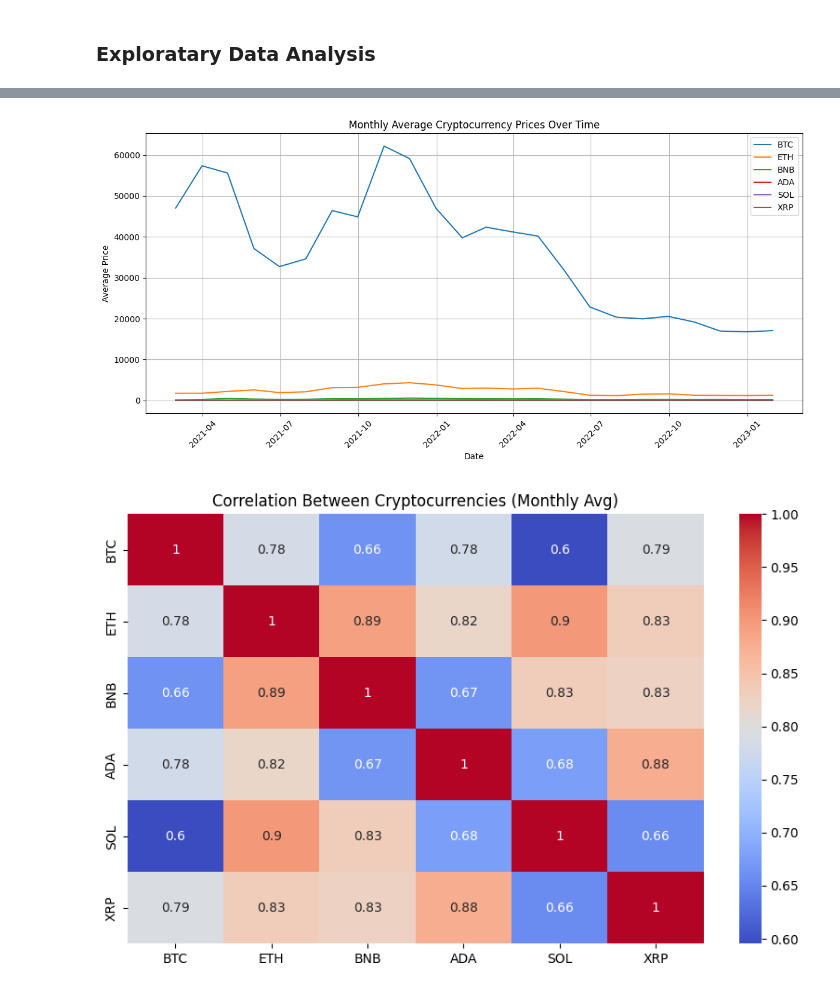
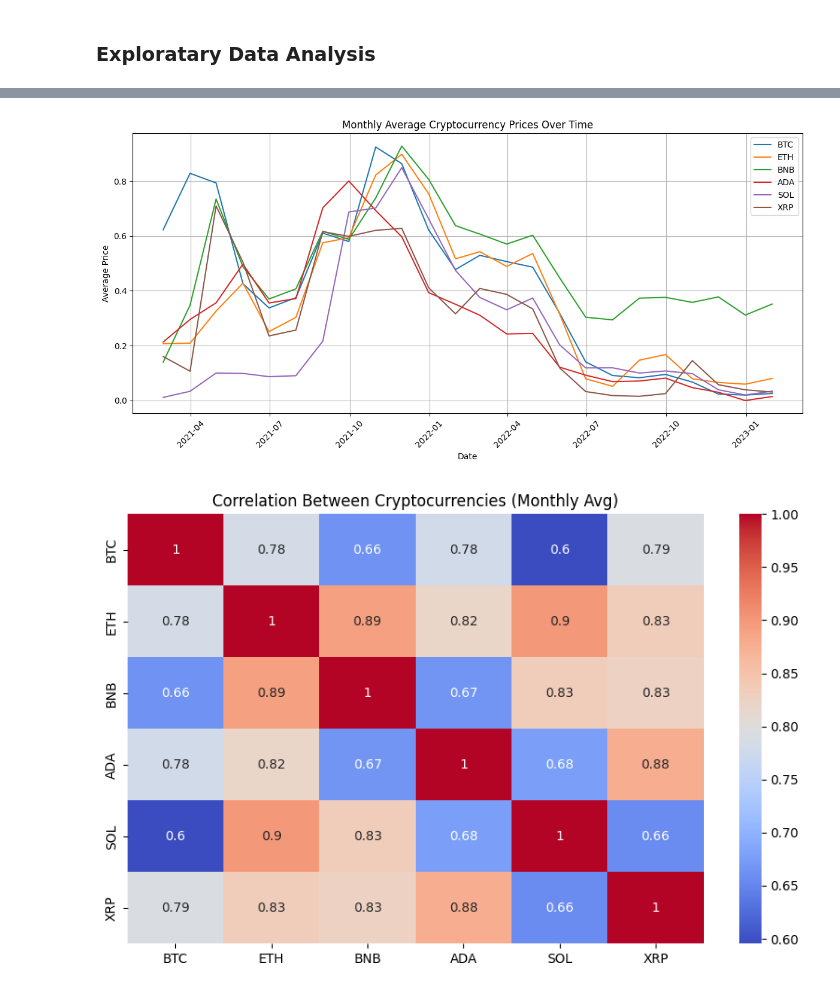
Before and after one commit to Fizryfu/Capstone, a Jupyter notebook: Capstone Project/Capstone_Project.ipynb, the cells around one changed output, grey strips where cells are left out. Drawn from its saved outputs; the diff is of its cells as text; code cells hidden in the pictures.

```diff
--- a/Capstone Project/Capstone_Project.ipynb
+++ b/Capstone Project/Capstone_Project.ipynb
@@ -327,8 +347,16 @@ ml_df.head()
 | 3 | 2022-03-16 | 0.738551 | 41143.929688 | 39616916192 | 2772.055664 | 17915109769 | 385.528229 | 1788844135 | 0.838374 | ... |
 | 4 | 2021-07-18 | 0.543159 | 31796.810547 | 18787986667 | 1895.552124 | 13791868728 | 302.480499 | 1254819647 | 1.183698 | ... |
 # %%
-crypto_columns = ['BTC', 'ETH', 'BNB', 'ADA', 'SOL', 'XRP']
-ml_df[crypto_columns] = ml_df[crypto_columns] / ml_df[crypto_columns].iloc[0]
+crypto_columns = crypto_columns = [
+    'BTC', 'BTC_volume',
+    'ETH', 'ETH_volume',
+    'BNB', 'BNB_volume',
+    'ADA', 'ADA_volume',
+    'SOL', 'SOL_volume',
+    'XRP', 'XRP_volume'
+]
+scaler = MinMaxScaler()
+ml_df[crypto_columns] = scaler.fit_transform(ml_df[crypto_columns])
 # %% [markdown]
 ### Exploratary Data Analysis
 # %%
@@ -357,6 +385,7 @@ memory usage: 26.8+ MB
 np.int64(23564)
 # %%
 ml_df['date_clean'] = pd.to_datetime(ml_df['date_clean'])
+ml_df = ml_df.sort_values('date_clean')
 # %%
 ml_df.head()
 # %% [output]
@@ -370,21 +398,25 @@ ml_df.head()
 # %%
 # Aggregate by month (mean)
+# Set date as index for resampling
+ml_df_indexed = ml_df.set_index('date_clean')
+
+# Aggregate by month (mean)
 crypto_columns = ['BTC', 'ETH', 'BNB', 'ADA', 'SOL', 'XRP']
-monthly_avg = ml_df[crypto_columns].resample('M').mean().reset_index()
+monthly_avg = ml_df_indexed[crypto_columns].resample('M').mean()
 
 # Plot
 plt.figure(figsize=(12, 6))
 for coin in crypto_columns:
-    plt.plot(monthly_avg['date_clean'], monthly_avg[coin], label=coin)
+    plt.plot(monthly_avg.index, monthly_avg[coin], label=coin)
 
 plt.legend()
 plt.title('Monthly Average Cryptocurrency Prices Over Time')
 plt.xlabel('Date')
 plt.ylabel('Average Price')
 plt.xticks(rotation=45)
 plt.grid(True)
 plt.tight_layout()
 plt.show()
 # %% [output]
-[figure, old version]
+[figure, new version]
 # %%
```
Also changed, not shown: parts of 64 cells of this notebook.
